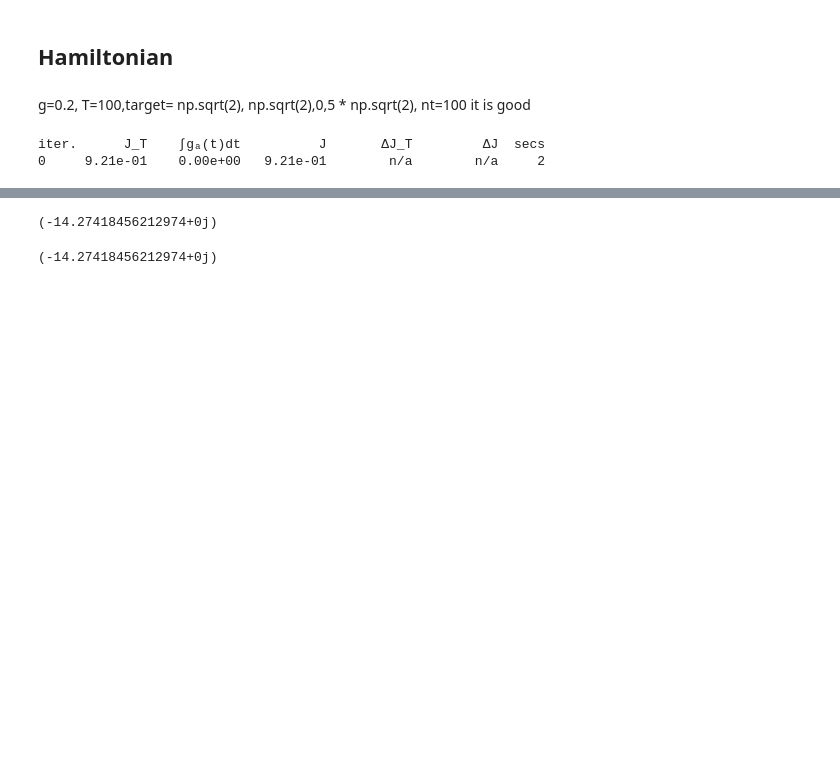
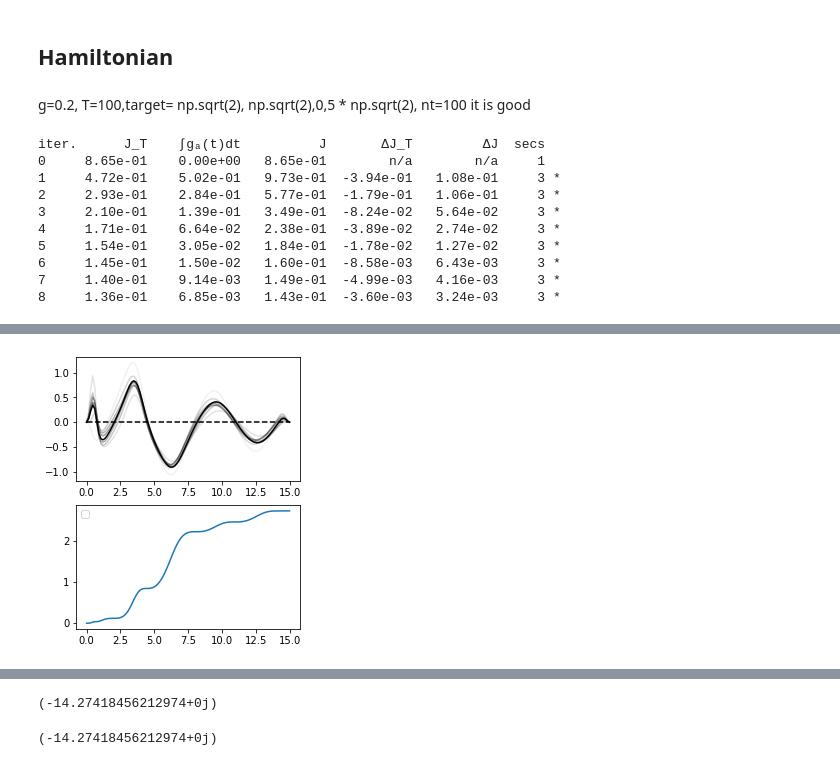
Before and after one commit to gsuarezr/krotov, a Jupyter notebook: Mixed/Linear/Gaussian(dissipation).ipynb, the cells around one changed output, grey strips where cells are left out. Drawn from its saved outputs; the diff is of its cells as text; code cells hidden in the pictures; blank space fills up the shorter version.

```diff
--- a/Mixed/Linear/Gaussian(dissipation).ipynb
+++ b/Mixed/Linear/Gaussian(dissipation).ipynb
@@ -65,17 +65,18 @@ He=dill.load(open("H_campo","rb"))
 g=0.2, T=100,target= np.sqrt(2), np.sqrt(2),0,5 * np.sqrt(2), nt=100 it is good
 # %%
 omega=1
-ampl0=0.01
+ampl0=0.000001
 #T=8
 mu=0.5
 g=0.2*omega
 #ampl0=1
-T=40
-nt=1000
+T=15
+nt=100
 tlist = np.linspace(0,T, nt)
-gamma=np.sqrt(0.05)
-Temp=5
-Nb=1/(np.exp(-omega/Temp)-1)
+gamma=1/1000
+Temp=10
+Nb=1/(np.exp(omega/Temp)-1)
+#Nb=0
 def hamiltonian(omega, ampl0, mu,g,gamma,Nb):
       """Two-level-system Hamiltonian
 
@@ -161,11 +162,14 @@ def plot_iterations(opt_result):
 
 H = hamiltonian(omega,ampl0,mu,g,gamma,Nb)
 pulse_options = {
-    H[1][1]: dict(lambda_a=1, update_shape=S),
+    H[1][1]: dict(lambda_a=0.1, update_shape=S),
 
 
 }
+#target=np.array([1,0, np.sqrt(2),0,np.sqrt(2),1/2,0,0,0,1/2,0,0,1/2,0,1/2])
+
 target=np.array([1,0, np.sqrt(2),0,np.sqrt(2),1/2,0,0,0,1/2,0,0,1/2,0,1/2])
+
 r=np.pi/4
 r2=np.pi/8
 theta=np.pi/4
@@ -185,7 +189,7 @@ opt_result = krotov.optimize_pulses(
   chi_constructor=krotov.functionals.chis_ss,
   info_hook=krotov.info_hooks.print_table(J_T=krotov.functionals.J_T_ss),
   check_convergence=krotov.convergence.Or(
-      krotov.convergence.value_below('9e-6', name='J_T'),
+      krotov.convergence.value_below('1.4e-1', name='J_T'),
       krotov.convergence.check_monotonic_error,
       #krotov.convergence.check_monotonic_fidelity,
 
@@ -196,4 +200,12 @@ opt_result = krotov.optimize_pulses(
 plot_iterations(opt_result)
 # %% [output]
 iter.      J_T    ∫gₐ(t)dt          J       ΔJ_T         ΔJ  secs
-0     9.21e-01    0.00e+00   9.21e-01        n/a        n/a     2
+0     8.65e-01    0.00e+00   8.65e-01        n/a        n/a     1
+1     4.72e-01    5.02e-01   9.73e-01  -3.94e-01   1.08e-01     3 *
+2     2.93e-01    2.84e-01   5.77e-01  -1.79e-01   1.06e-01     3 *
+3     2.10e-01    1.39e-01   3.49e-01  -8.24e-02   5.64e-02     3 *
+4     1.71e-01    6.64e-02   2.38e-01  -3.89e-02   2.74e-02     3 *
+5     1.54e-01    3.05e-02   1.84e-01  -1.78e-02   1.27e-02     3 *
+6     1.45e-01    1.50e-02   1.60e-01  -8.58e-03   6.43e-03     3 *
+7     1.40e-01    9.14e-03   1.49e-01  -4.99e-03   4.16e-03     3 *
+8     1.36e-01    6.85e-03   1.43e-01  -3.60e-03   3.24e-03     3 *
@@ -200,0 +213 @@ ValueError: cannot convert float NaN to integer
+[figure, added]
```
Also changed, not shown: parts of 10 cells of this notebook, 9 other files.
